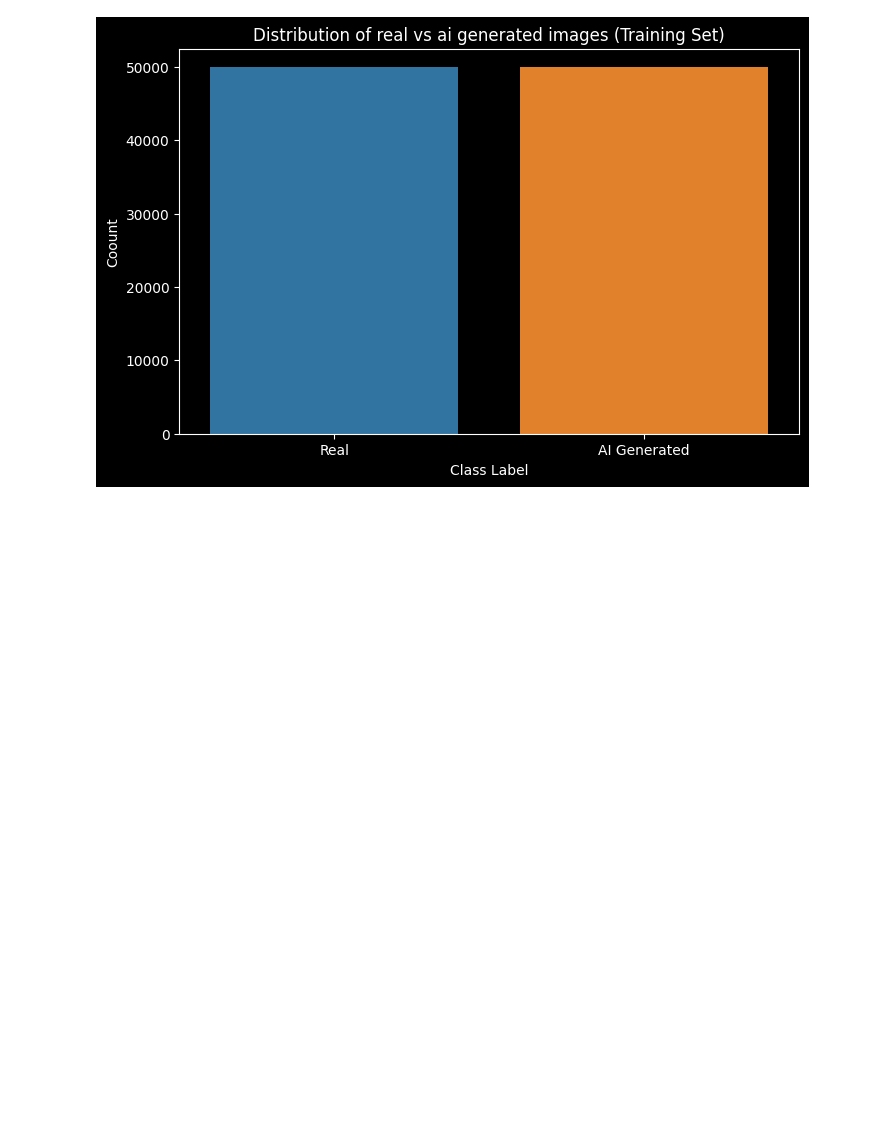
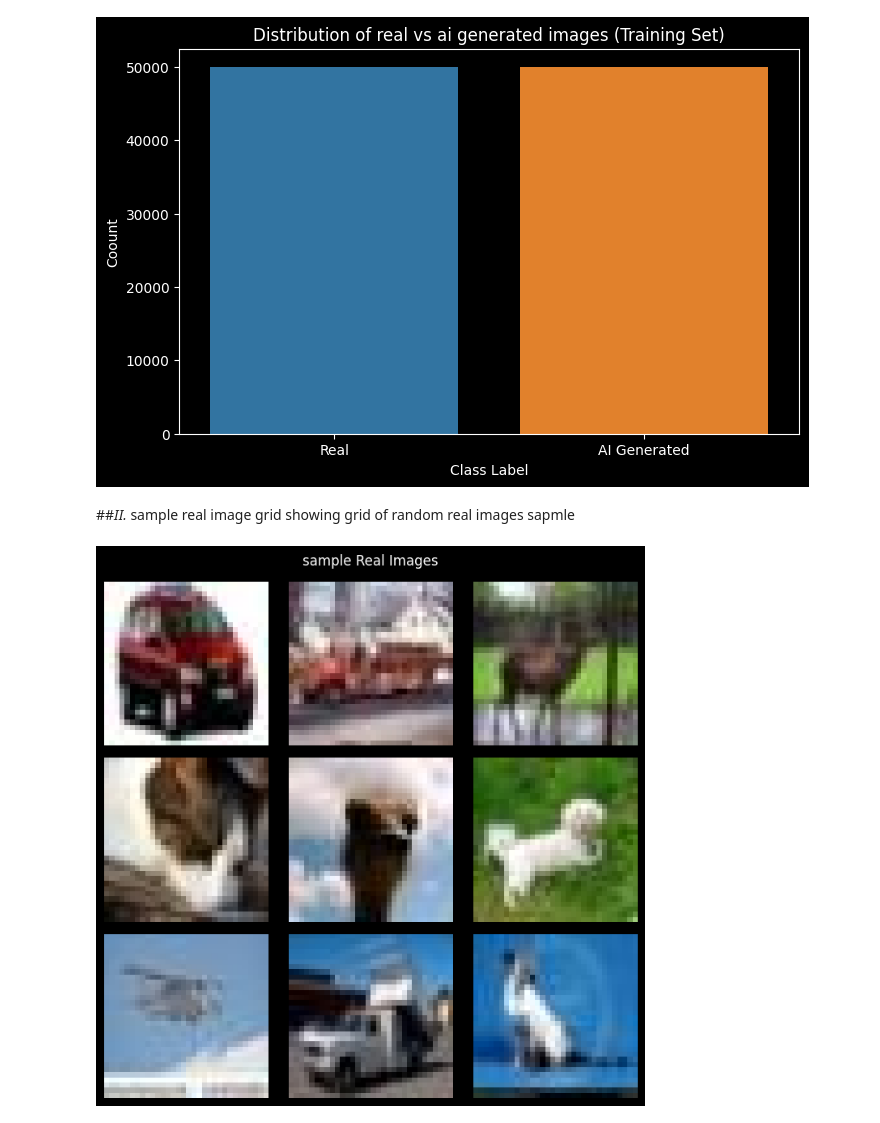
Before and after one commit to late-cat/First-Colab, a Jupyter notebook: Untitled2.ipynb, the cells around one changed output. Saved outputs shown, nothing was run; the diff lists cells and outputs as text; code cells hidden in the pictures; blank space fills up the shorter version.

Commit message:
visualisation II,real image grid

```diff
--- a/Untitled2.ipynb
+++ b/Untitled2.ipynb
@@ -97,3 +97,28 @@ Passing `palette` without assigning `hue` is deprecated and will be removed in v
 
   sns.countplot(data=train_df, x='label', palette=['#1f77b4', '#ff7f0e'])
 [figure]
+# %% [markdown]
+##*II.* sample real image grid
+showing grid of random real images sapmle
+# %%
+def plot_sample_grid(df, label, n=9):
+    paths = df[df['label'] == label]['filepath'].sample(n)
+
+    plt.figure(figsize=(7,7))
+
+    for i, path in enumerate(paths):
+#opncv loads in bgr,matplotlib needs rgb so convert into rgb *^||^*
+
+        img = cv2.cvtColor(cv2.imread(path), cv2.COLOR_BGR2RGB)
+
+        plt.subplot(3, 3, i+1)
+        plt.imshow(img) #image show
+        plt.axis('off')
+
+    plt.suptitle(f"sample {label} Images")
+    plt.tight_layout()
+    plt.show() #grid show
+
+plot_sample_grid(train_df, 'Real')
+# %% [output]
+[figure, added]
```
Also changed, not shown: parts of 2 cells of this notebook.
